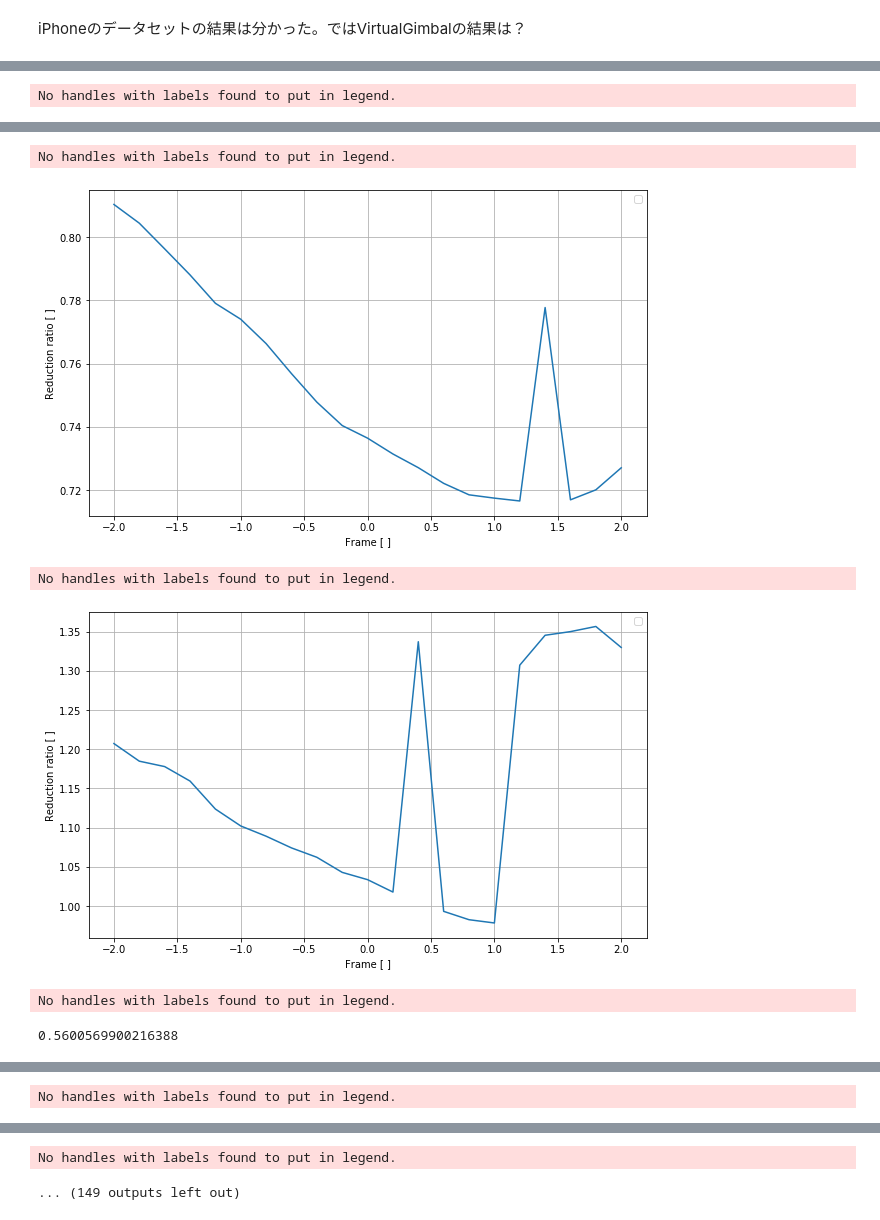
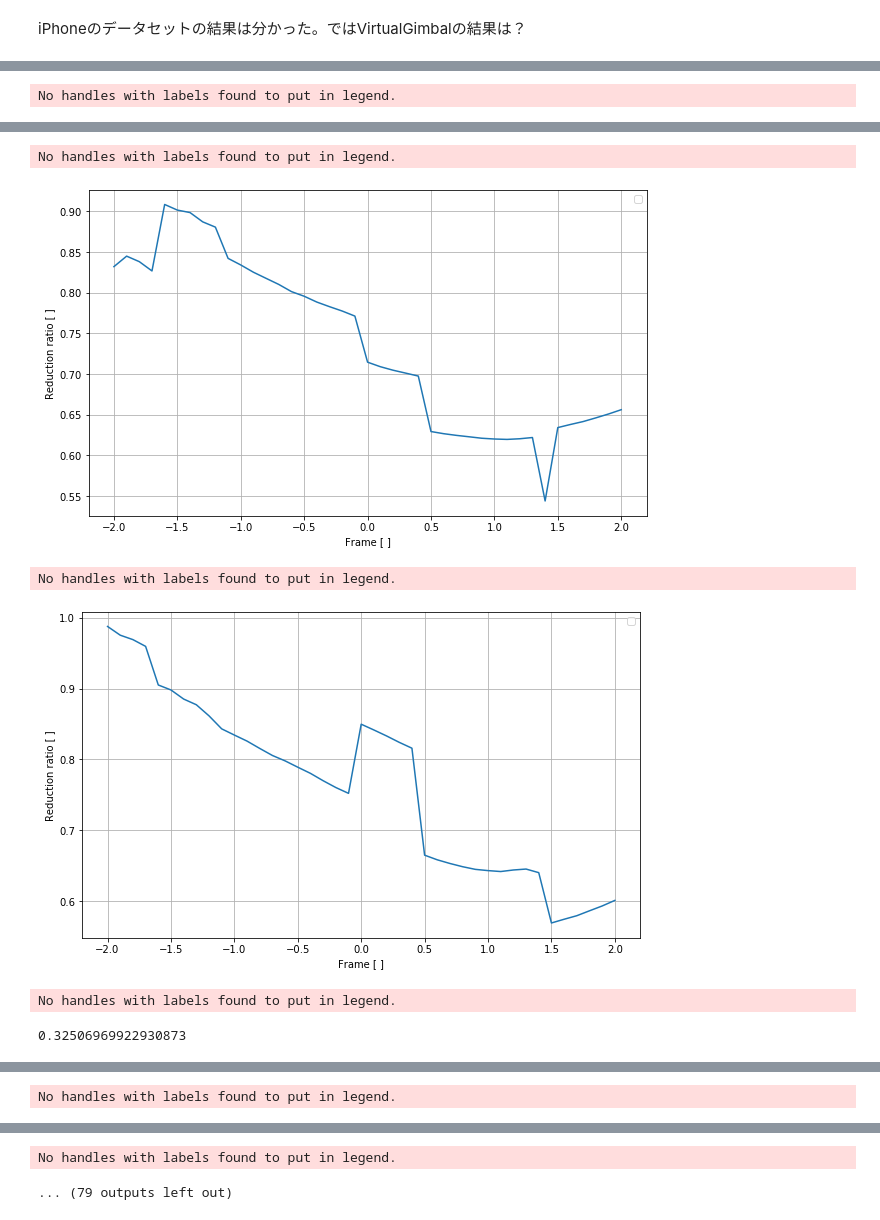
Before and after one commit to yossato/virtualGimbal, a Jupyter notebook: post_processing_software/jupyter/observe_synchronization_and_quality.ipynb, the cells around one changed output, grey strips where cells are left out. Cells and saved outputs as stored; diff of their text form; code cells hidden in the pictures.

```diff
--- a/post_processing_software/jupyter/observe_synchronization_and_quality.ipynb
+++ b/post_processing_software/jupyter/observe_synchronization_and_quality.ipynb
@@ -1,6 +1,6 @@
 # %%
 import numpy as np
-frame_offsets=np.linspace(-2.5,-0.5,21)
+frame_offsets=np.linspace(-2.0,2.0,41)
 # %% [markdown]
 VirtualGImbalに送る設定用のJSONファイルを生成する
 # %%
@@ -212,7 +212,7 @@ def exec_vg_sd(offset): # Mac + Pallarels
         print("Error.")
     print(res)
 # %%
-frame_offsets=np.linspace(-2.0,2.0,21)
+frame_offsets=np.linspace(-2.0,2.0,41)
 
 for fo in frame_offsets:
     with open('../build/frame_offset_' + format(fo,'1.4f') + '.json', 'w') as f:
@@ -239,8 +239,6 @@ for fo in frame_offsets:
 0
 0
 0
-# %%
-frame_offsets=np.linspace(-2.0,2.0,21)
 # %%
 legend = []
 datas = None
@@ -430,7 +407,7 @@ def plotAverageRelativeA4s(angular_velocitys,original_angular_velocity,frame_off
 
 
 
-    rsratio = np.reshape(np.array(ratio),(21,3))
+    rsratio = np.reshape(np.array(ratio),(41,3))
 
     plt.figure(figsize=(10,6))
     plt.plot(frame_offset,rsratio[:,0])
@@ -549,11 +526,15 @@ No handles with labels found to put in legend.
 # %%
 min_red_tatio = []
-for i in range(0,len(datas[0]),400):
-    red_ratio = plotAverageRelativeA4s(datas[:,i:i+400],original_datas[:,i:i+400], frame_offset=frame_offsets, sampling_rate=30.,length=20)
+ave_frame = []
+# length = 200
+length = 719
+for i in range(0,len(datas[0]),length):
+    red_ratio = plotAverageRelativeA4s(datas[:,i:i+length],original_datas[:,i:i+length], frame_offset=frame_offsets, sampling_rate=30.,length=20)
     print(min(red_ratio[:,0]))
     x_axis_ratio = red_ratio[:,0]
     x_axis_min_value_index = np.argmin(x_axis_ratio)
 
     min_red_tatio.append(frame_offsets[x_axis_min_value_index])
+    ave_frame.append((i + length/2))
 # %% [output]
 No handles with labels found to put in legend.
@@ -561,6 +542,6 @@ No handles with labels found to put in legend.
 No handles with labels found to put in legend.
-[figure, old version]
+[figure, new version]
 No handles with labels found to put in legend.
-[figure, old version]
+[figure, new version]
 No handles with labels found to put in legend.
-0.5600569900216388
+0.32506969922930873
@@ -570,3 +551,3 @@ No handles with labels found to put in legend.
 No handles with labels found to put in legend.
-... (149 outputs left out)
+... (79 outputs left out)
 # %%
```
Also changed, not shown: parts of 27 cells of this notebook, 3 other files.
